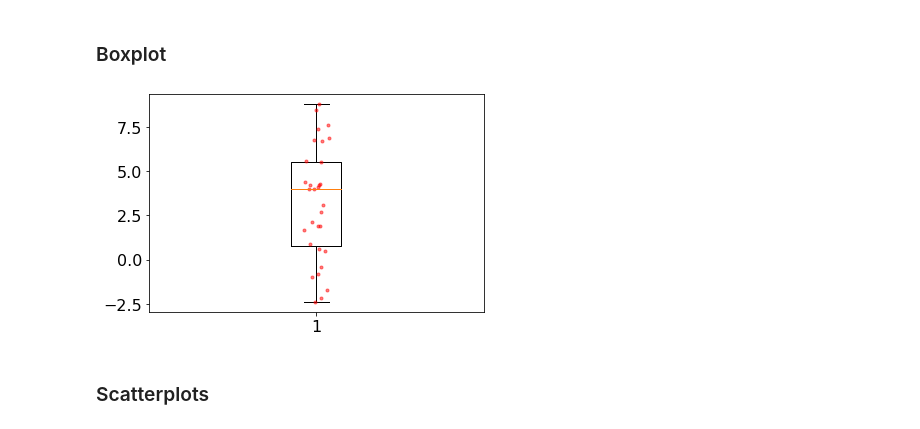
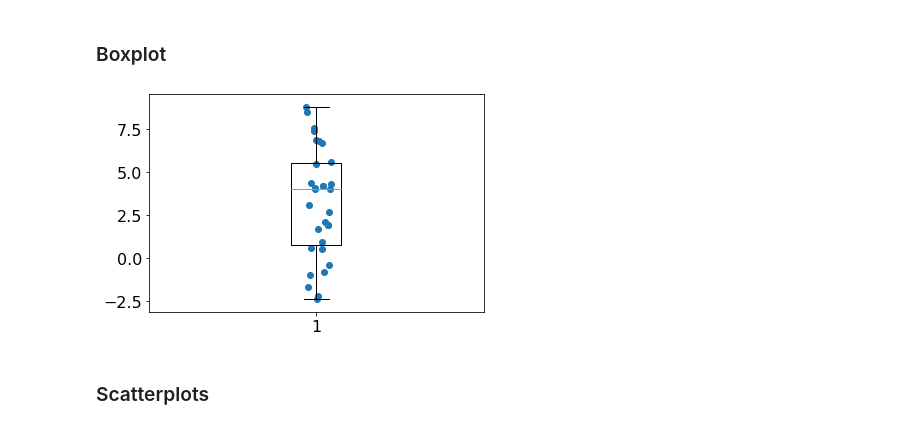
Before and after one commit to chagaz/sdd_2020, a Jupyter notebook: notebooks/Statistique descriptive.ipynb, the cells around one changed output. Saved outputs shown, nothing was run; the diff lists cells and outputs as text; code cells hidden in the pictures.

```diff
--- a/notebooks/Statistique descriptive.ipynb
+++ b/notebooks/Statistique descriptive.ipynb
@@ -485,12 +491,12 @@ np.median(t_min)
 # %%
 plt.boxplot(t_min)
 x = np.random.normal(1, 0.02, size=len(t_min))
-plot(x, t_min, 'r.', alpha=0.5)
+scatter(x, t_min)#, alpha=0.5)
 #plt.xlabel('T min')
 #plt.ylabel('Fréquence')
-plt.savefig('../poly/figures/stats/meteo_tmin_boxplot.png', bbox_inches='tight')
+plt.savefig('../poly/figures/stats/meteo_tmin_boxplot.eps', bbox_inches='tight')
 # %% [output]
-[figure, old version]
+[figure, new version]
 # %% [markdown]
 ### Scatterplots
 # %%
```
Also changed, not shown: parts of 14 cells of this notebook, 21 other files.
